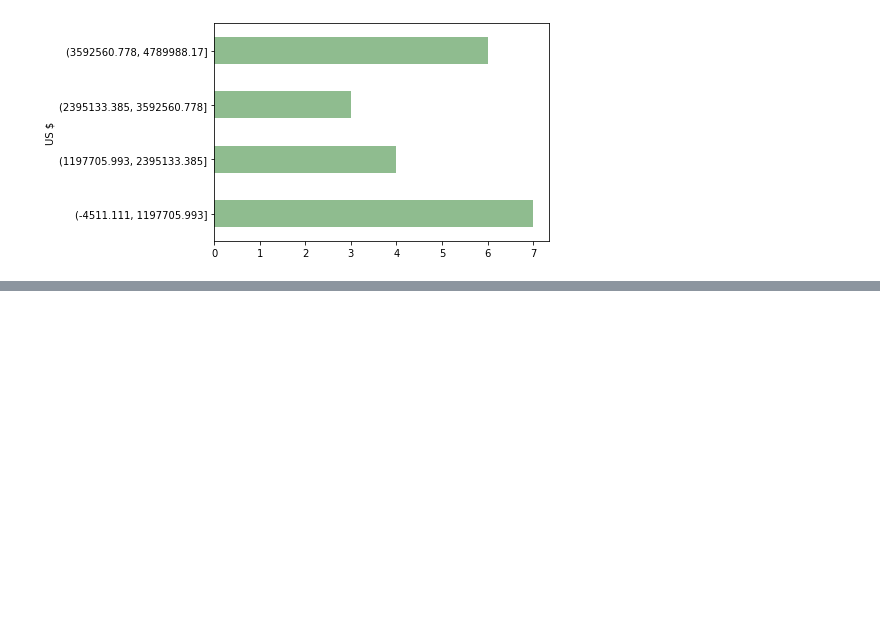
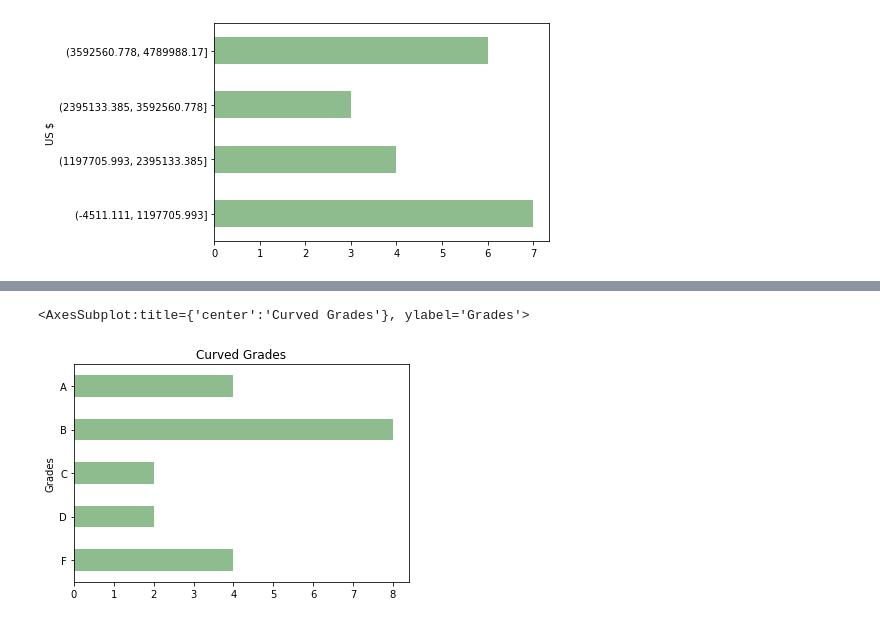
Before and after one commit to Joshua-C-Bryant/numpy-pandas-visualization-exercises, a Jupyter notebook: pandas_series.ipynb, the cells around one changed output, grey strips where cells are left out. Cells and saved outputs as stored; diff of their text form; code cells hidden in the pictures; blank space fills up the shorter version.

```diff
--- a/pandas_series.ipynb
+++ b/pandas_series.ipynb
@@ -636,0 +609,8 @@ Categories (5, object): ['F' < 'D' < 'C' < 'B' < 'A']
+# %%
+#5 Use a method to convert each of the numeric values in the curved_grades Series into a categorical value of letter grades.
+# For example, 86 should be a 'B' and 95 should be an 'A'. Save this as a Series named letter_grades.
+
+bin_edges = [0, 70, 75, 80, 90, 101]
+bin_labels = ['F', 'D', 'C', 'B', 'A']
+letter_grades = pd.cut(curved_grades, bins=bin_edges, labels=bin_labels)
+letter_grades
@@ -636,0 +635,9 @@ Categories (5, object): ['F' < 'D' < 'C' < 'B' < 'A']
+# %%
+#6 Plot your new categorical letter_grades Series in a meaninful way and include a title and axis labels.
+letter_grades.value_counts().sort_index().plot.barh(title = 'Curved Grades',
+                                                   xlabel = 'Grades',
+                                                   ylabel = 'Number of Students',
+                                                   color = 'darkseagreen')
+# %% [output]
+<AxesSubplot:title={'center':'Curved Grades'}, ylabel='Grades'>
+[figure, added]
```
Also changed, not shown: parts of 32 cells of this notebook.
